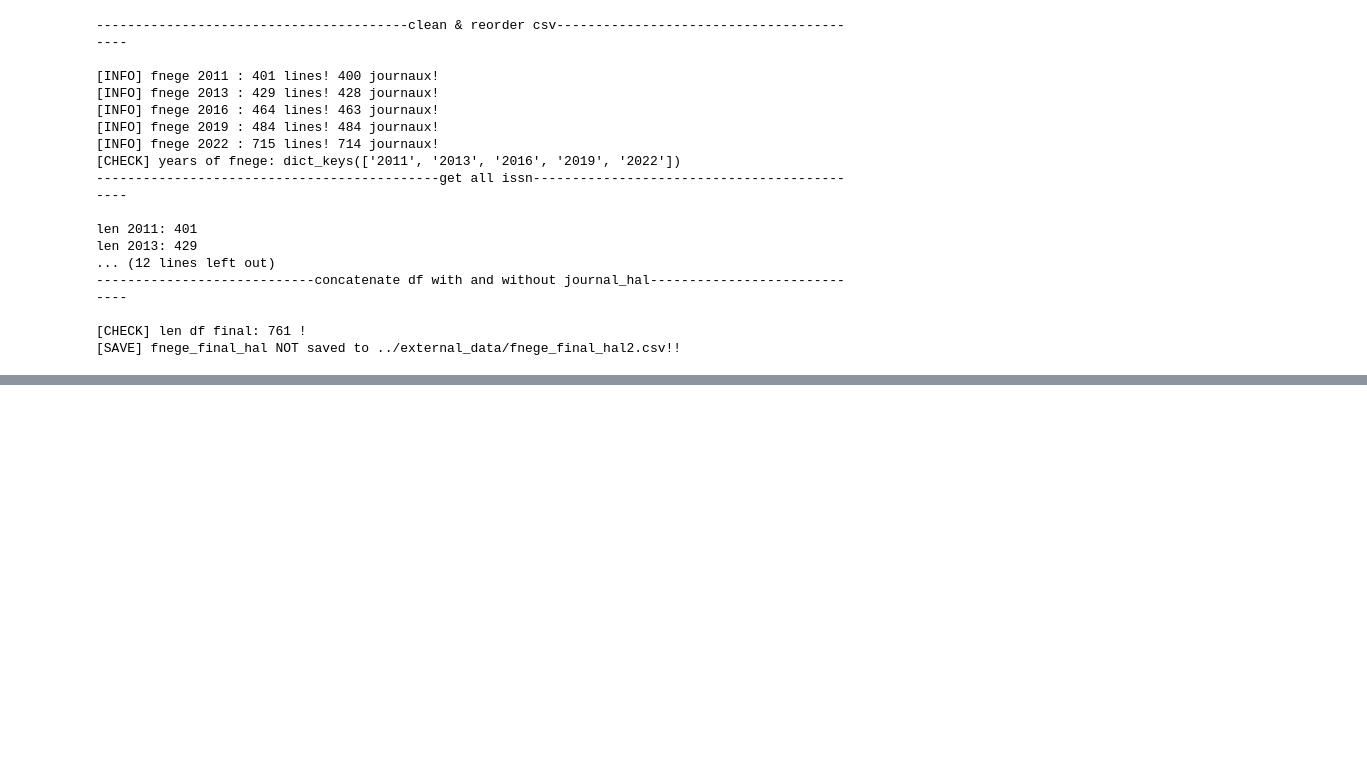
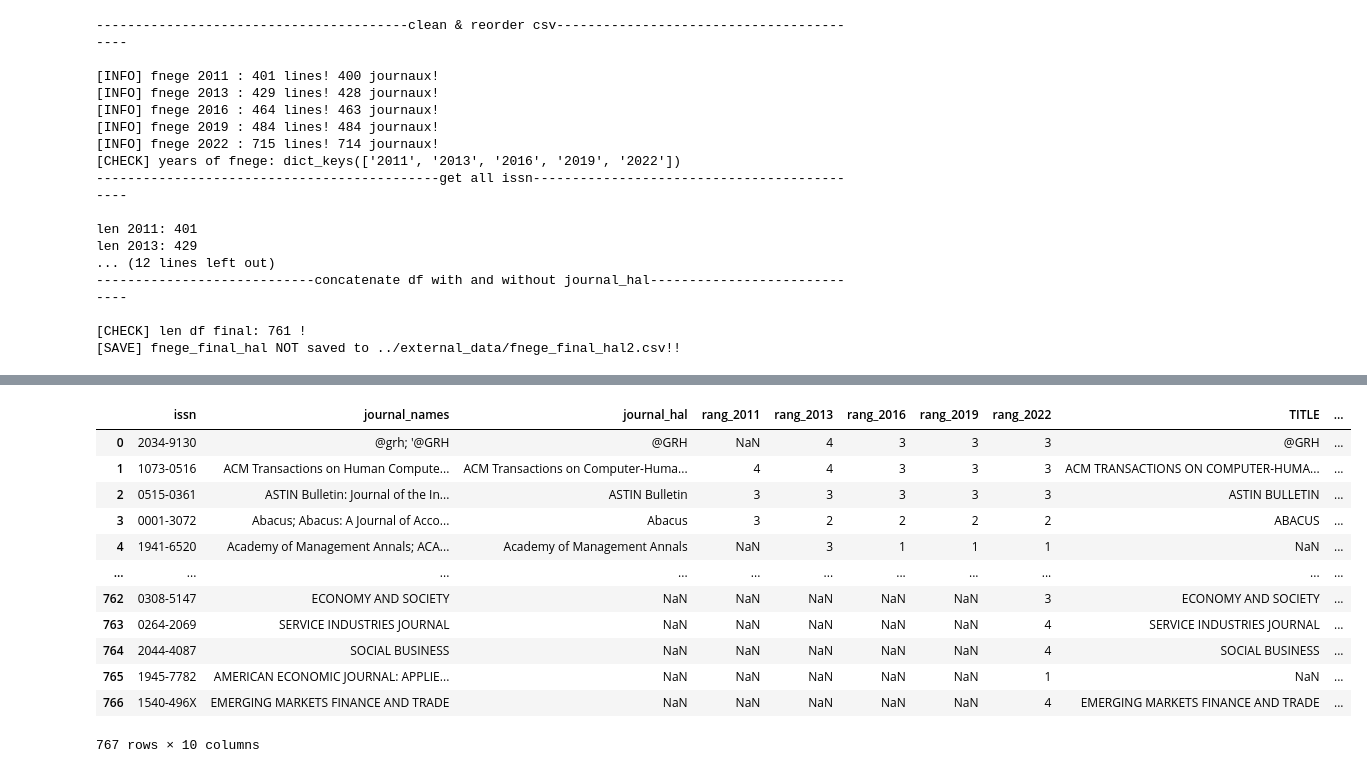
Before and after one commit to yeliu-dh/hal_insight, a Jupyter notebook: notebooks/test_fnege.ipynb, the cells around one changed output, grey strips where cells are left out. Saved outputs shown, nothing was run; the diff lists cells and outputs as text; code cells hidden in the pictures; blank space fills up the shorter version.

```diff
--- a/notebooks/test_fnege.ipynb
+++ b/notebooks/test_fnege.ipynb
@@ -606,0 +611,7 @@ len 2013: 429
+# %%
+df=pd.read_csv("../external_data/fnege_data/fnege_tables/fnege_2025.csv")
+df_simple=df[["TITLE","pISSN","FNEGE_2025"]]
+display(df_simple.head())
+# print(len(set(df_simple.TITLE)))
+# print(len(set(df_simple.pISSN)))
+print(df_simple.pISSN.value_counts(dropna=False))
@@ -606,0 +638,9 @@ len 2013: 429
+# %%
+df_final=pd.read_csv("../external_data/fnege_final_hal.csv")
+if 'rang_2025' in df_final.columns:
+    df_final=df_final.drop(columns=["rang_2025"])
+    print(f"drop rang 2025")
+display(df_final.head())
+
+print(len(set(df_final['issn'])))
+print(len(set(df_final['journal_names'])))
@@ -606,0 +657,27 @@ len 2013: 429
+# %%
+## merge df_simple et df_final
+
+df_simple=df_simple.rename(columns={"pISSN":'issn'})
+
+df_merged = df_final.merge(
+    df_simple[['issn', 'TITLE', 'FNEGE_2025']],
+    on='issn',
+    how='left'
+)
+
+df_merged = df_merged.rename(columns={'FNEGE_2025': 'rang_2025'})
+display(df_merged)
+# %% [output]
+|  | issn | journal_names | journal_hal | rang_2011 | rang_2013 | rang_2016 | rang_2019 | rang_2022 | TITLE | ... |
+| 0 | 2034-9130 | @grh; '@GRH | @GRH | NaN | 4 | 3 | 3 | 3 | @GRH | ... |
+| 1 | 1073-0516 | ACM Transactions on Human Compute... | ACM Transactions on Computer-Huma... | 4 | 4 | 3 | 3 | 3 | ACM TRANSACTIONS ON COMPUTER-HUMA... | ... |
+| 2 | 0515-0361 | ASTIN Bulletin: Journal of the In... | ASTIN Bulletin | 3 | 3 | 3 | 3 | 3 | ASTIN BULLETIN | ... |
+| 3 | 0001-3072 | Abacus; Abacus: A Journal of Acco... | Abacus | 3 | 2 | 2 | 2 | 2 | ABACUS | ... |
+| 4 | 1941-6520 | Academy of Management Annals; ACA... | Academy of Management Annals | NaN | 3 | 1 | 1 | 1 | NaN | ... |
+| ... | ... | ... | ... | ... | ... | ... | ... | ... | ... | ... |
+| 762 | 0308-5147 | ECONOMY AND SOCIETY | NaN | NaN | NaN | NaN | NaN | 3 | ECONOMY AND SOCIETY | ... |
+| 763 | 0264-2069 | SERVICE INDUSTRIES JOURNAL | NaN | NaN | NaN | NaN | NaN | 4 | SERVICE INDUSTRIES JOURNAL | ... |
+| 764 | 2044-4087 | SOCIAL BUSINESS | NaN | NaN | NaN | NaN | NaN | 4 | SOCIAL BUSINESS | ... |
+| 765 | 1945-7782 | AMERICAN ECONOMIC JOURNAL: APPLIE... | NaN | NaN | NaN | NaN | NaN | 1 | NaN | ... |
+| 766 | 1540-496X | EMERGING MARKETS FINANCE AND TRADE | NaN | NaN | NaN | NaN | NaN | 4 | EMERGING MARKETS FINANCE AND TRADE | ... |
+767 rows × 10 columns
```
Also changed, not shown: parts of 6 cells of this notebook.
